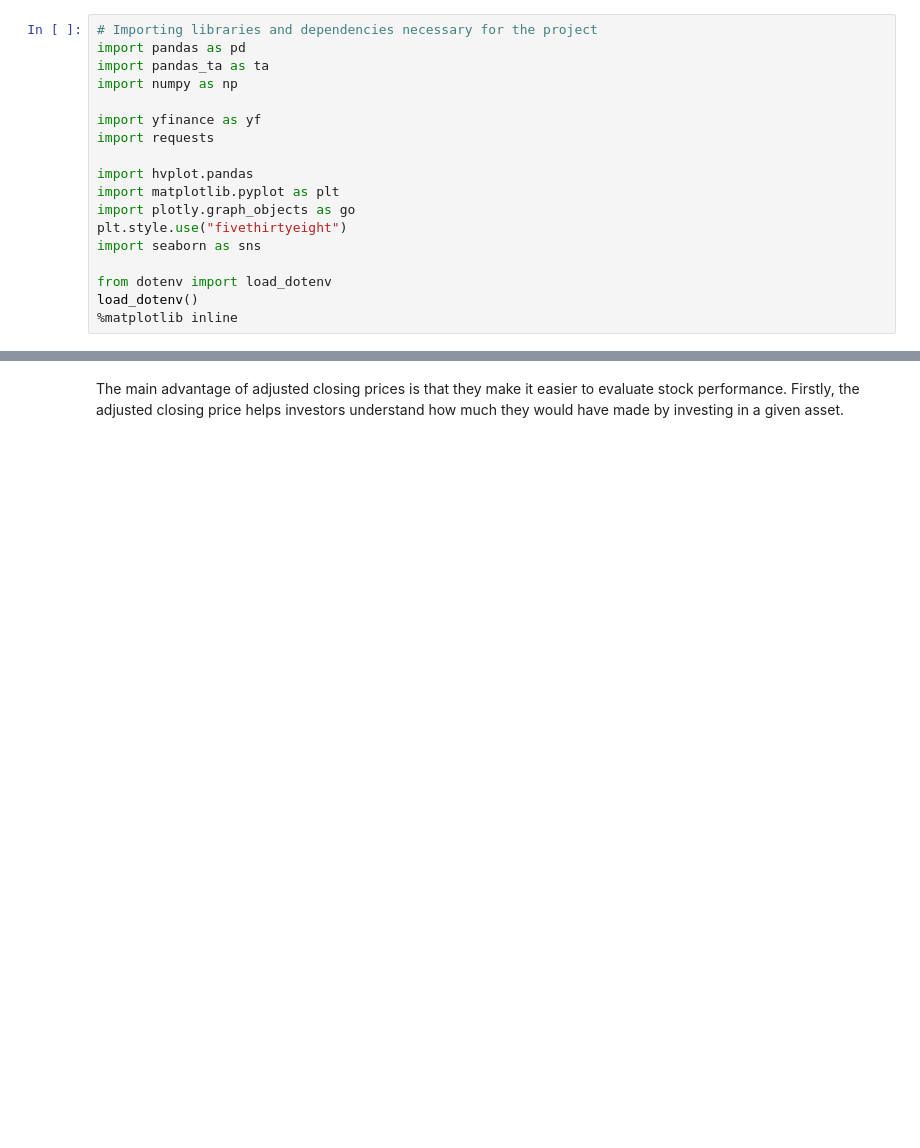
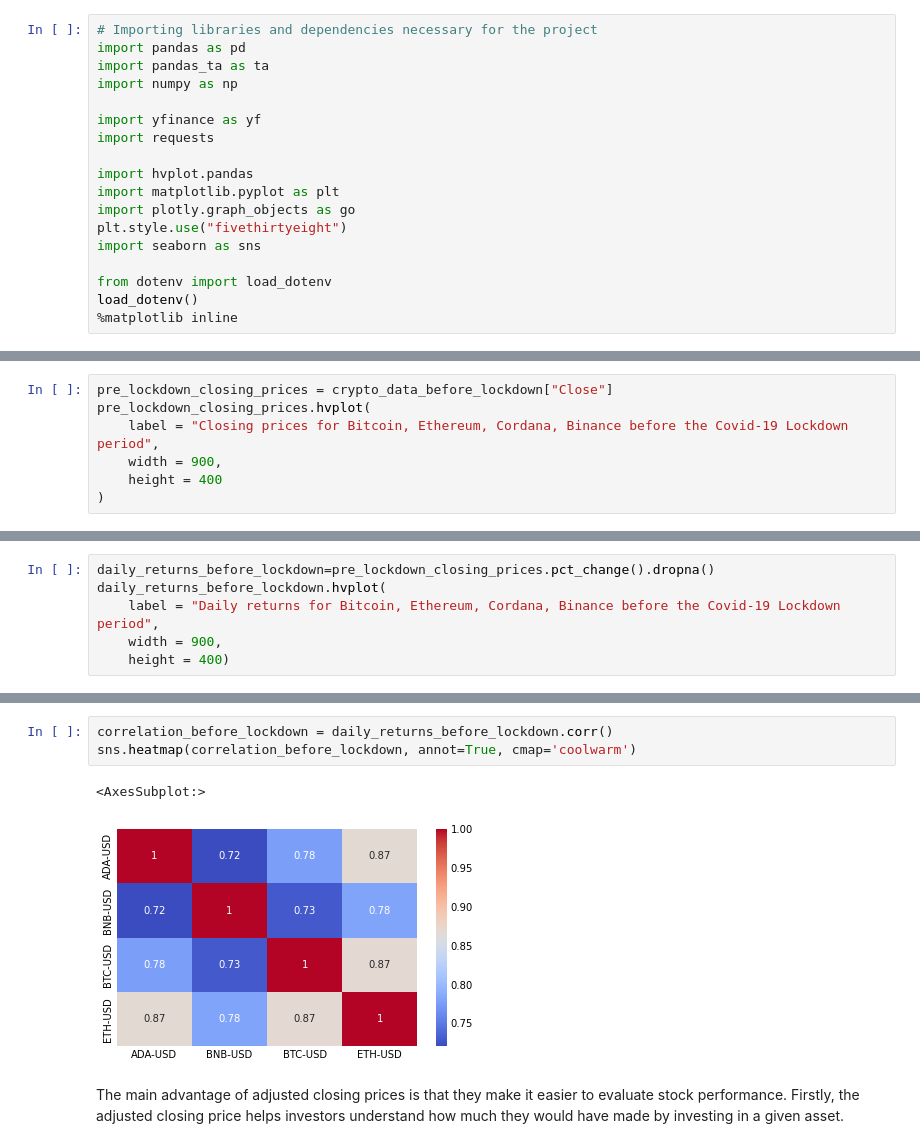
Before and after one commit to DDEEEVV/Project-101-CryptoAnalysis, a Jupyter notebook: crypyo_analysis_project.ipynb, the cells around one changed output, grey strips where cells are left out. Drawn from its saved outputs; the diff is of its cells as text; blank space fills up the shorter version.

```diff
--- a/crypyo_analysis_project.ipynb
+++ b/crypyo_analysis_project.ipynb
@@ -47,0 +94,7 @@ crypto_data.head()
+# %%
+pre_lockdown_closing_prices = crypto_data_before_lockdown["Close"]
+pre_lockdown_closing_prices.hvplot(
+    label = "Closing prices for Bitcoin, Ethereum, Cordana, Binance before the Covid-19 Lockdown period",
+    width = 900,
+    height = 400
+)
@@ -47,0 +103,6 @@ crypto_data.head()
+# %%
+daily_returns_before_lockdown=pre_lockdown_closing_prices.pct_change().dropna()
+daily_returns_before_lockdown.hvplot(
+    label = "Daily returns for Bitcoin, Ethereum, Cordana, Binance before the Covid-19 Lockdown period",
+    width = 900,
+    height = 400)
@@ -48,3 +120,9 @@ crypto_data.head()
+# %%
+correlation_before_lockdown = daily_returns_before_lockdown.corr()
+sns.heatmap(correlation_before_lockdown, annot=True, cmap='coolwarm')
+# %% [output]
+<AxesSubplot:>
+[figure, added]
 # %% [markdown]
 The main advantage of adjusted closing prices is that they make it easier to evaluate stock performance. Firstly, the adjusted closing price helps investors understand how much they would have made by investing in a given asset.
 # %%
```
Also changed, not shown: parts of 17 cells of this notebook.
